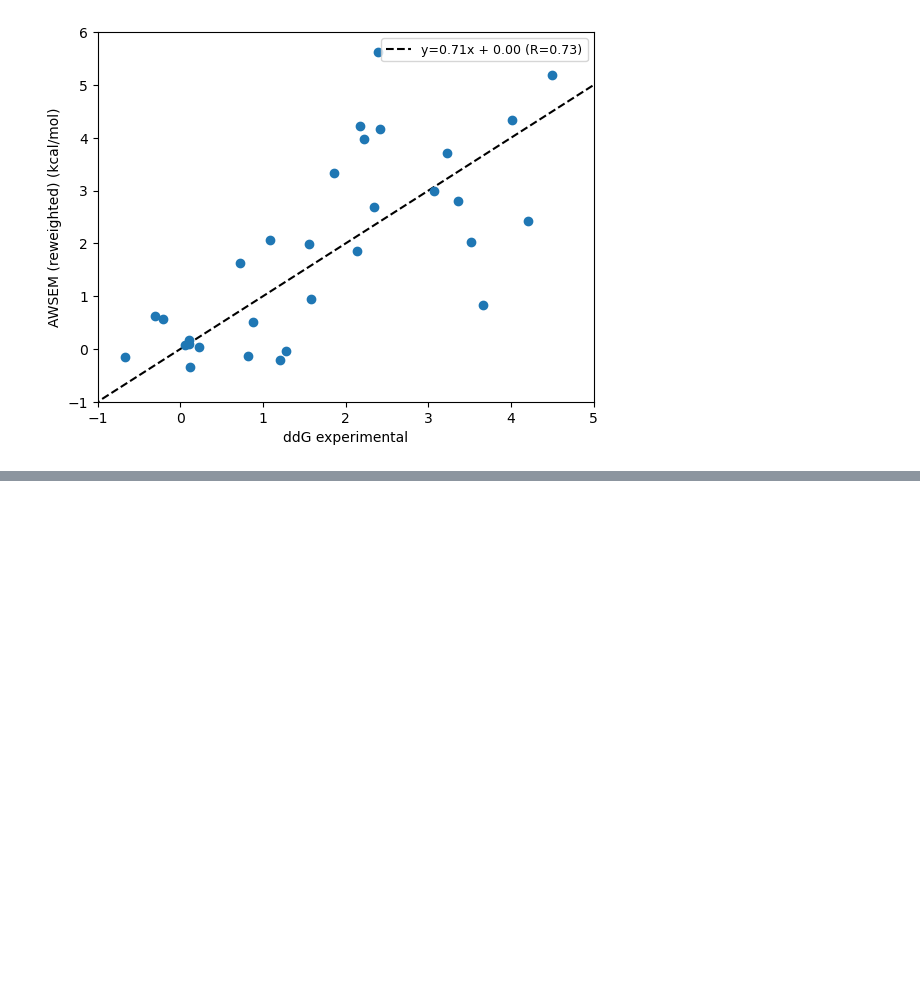
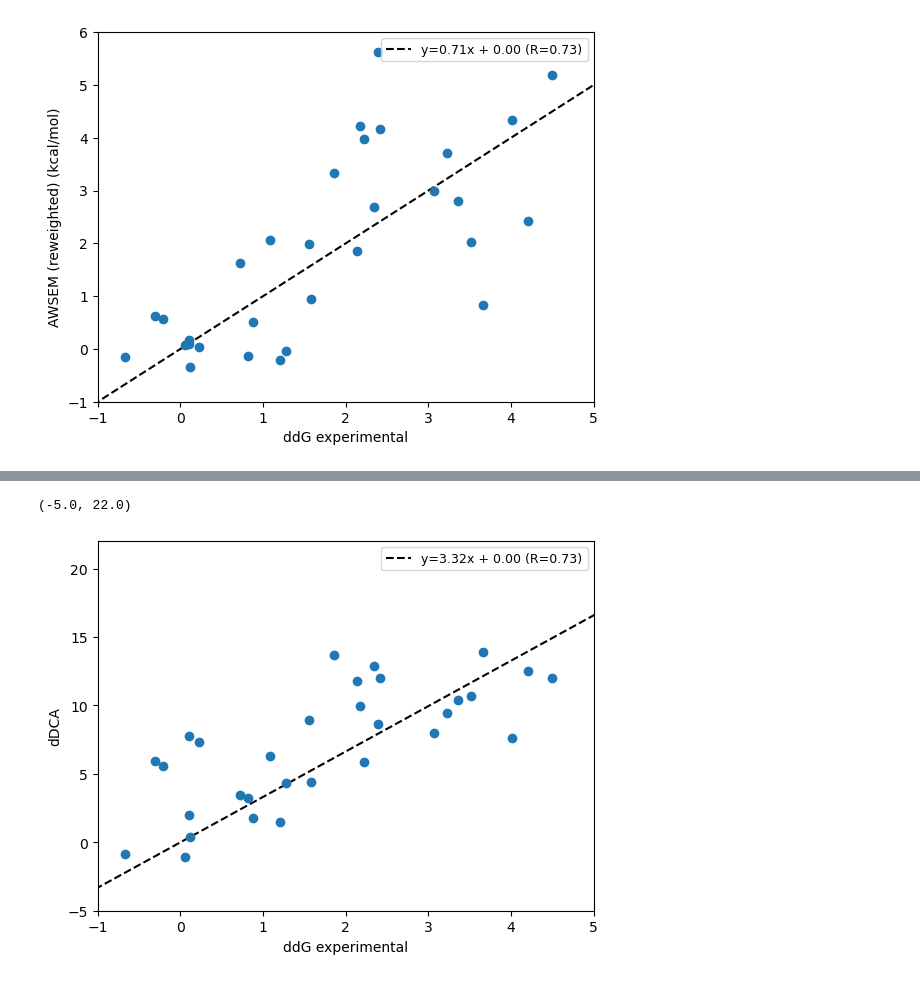
Before and after one commit to HanaJaafari/Frustratometer, a Jupyter notebook: examples/PDZ.ipynb, the cells around one changed output, grey strips where cells are left out. Drawn from its saved outputs; the diff is of its cells as text; code cells hidden in the pictures; blank space fills up the shorter version.

```diff
--- a/examples/PDZ.ipynb
+++ b/examples/PDZ.ipynb
@@ -74,3 +132,25 @@ To use the future default and silence this warning we advise to pass `rcond=None
   slope = np.linalg.lstsq(x[:,np.newaxis],y)[0][0]
 (-1.0, 6.0)
 [figure]
+# %%
+import matplotlib.pyplot as plt
+from statistics import linear_regression
+#plt.scatter(data['experimental'],data['DCA'])
+x = data['experimental']
+y = data['DCA']
+
+coef = np.polyfit(x,y,1)
+poly1d_fn = np.poly1d(coef)
+slope = np.linalg.lstsq(x[:,np.newaxis],y)[0][0]
+intercept = 0
+xl=np.array([-2,8])
+line = slope*xl+intercept
+r_value=np.corrcoef(x,y)[0,1]
+plt.plot(xl, line, '--k', label='y={:.2f}x + {:.2f} (R={:.2f})'.format(slope,intercept,r_value))
+plt.plot(x,y, 'o') #'--k'=black dashed line, 'yo' = yellow circle marker
+plt.legend(fontsize=9)
+plt.xlabel('ddG experimental')
+plt.ylabel('dDCA')
+plt.xlim(-1, 5)
+plt.ylim(-5, 22)
+# %% [output]
@@ -76,0 +159,2 @@ To use the future default and silence this warning we advise to pass `rcond=None
+(-5.0, 22.0)
+[figure, added]
```
Also changed, not shown: parts of 9 cells of this notebook.
